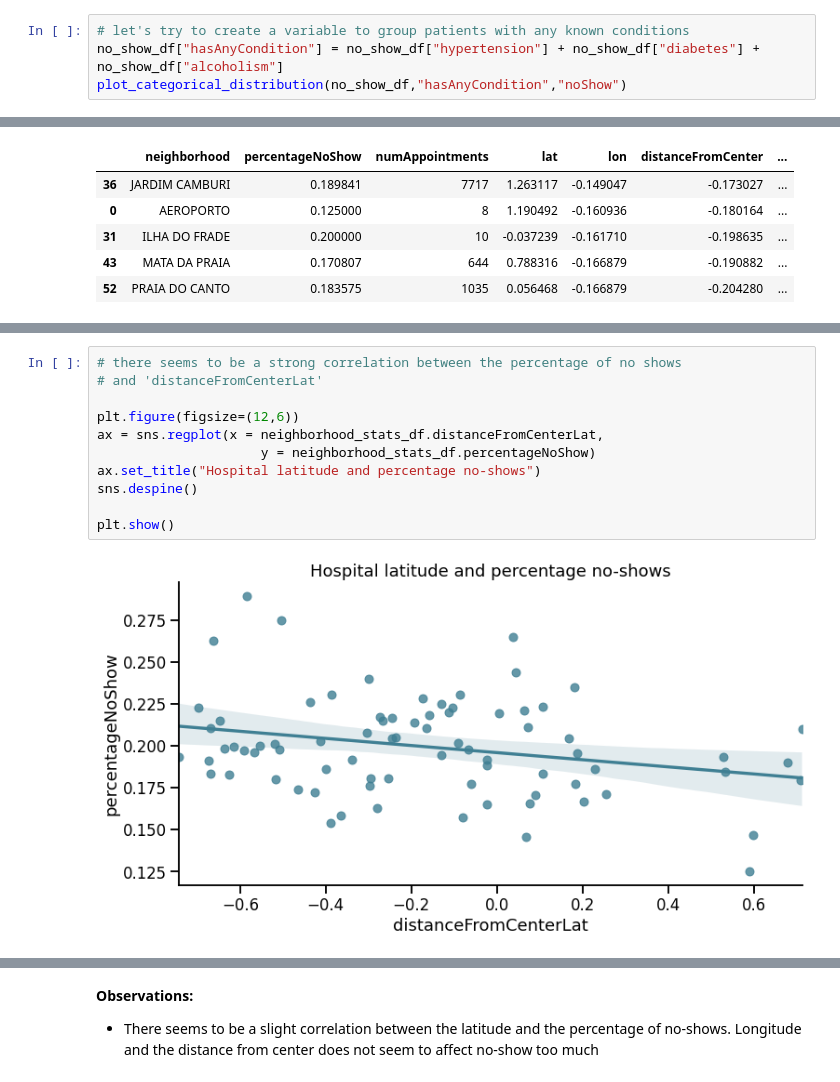
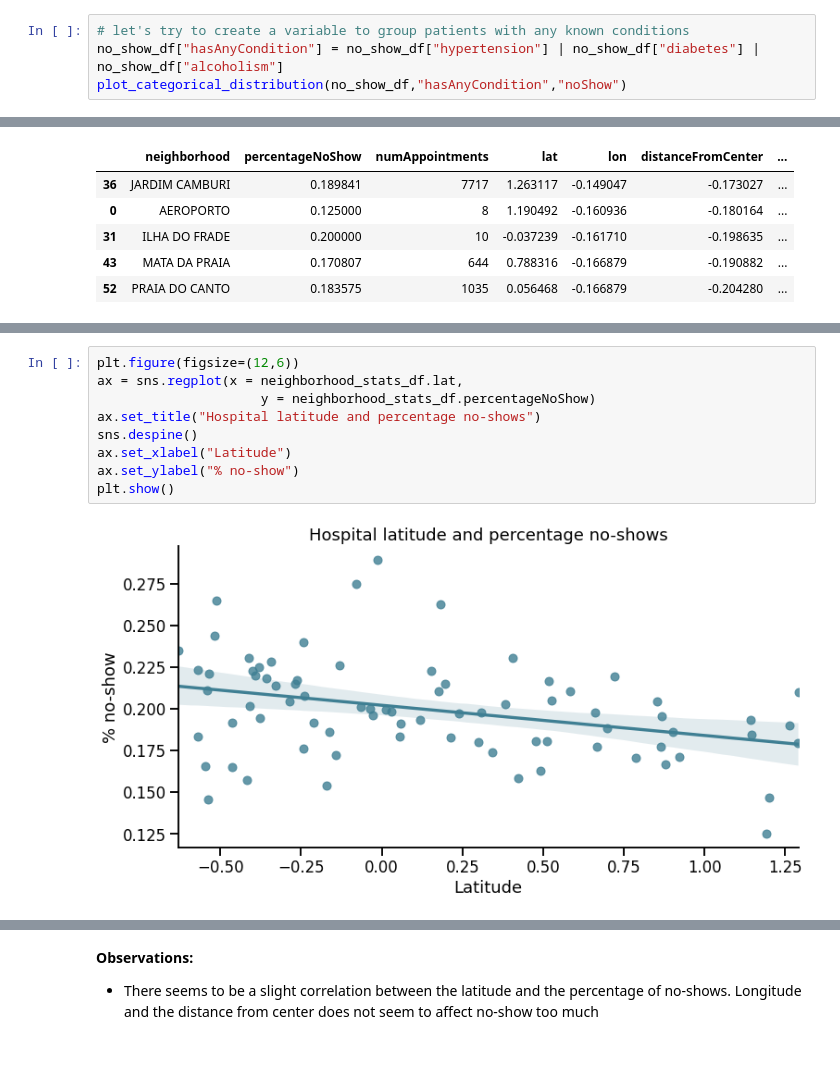
Before and after one commit to arabinelli/Medical-appointments-no-show, a Jupyter notebook: No-show-EDA.ipynb, the cells around one changed output, grey strips where cells are left out. Cells and saved outputs as stored; diff of their text form; blank space fills up the shorter version.

```diff
--- a/No-show-EDA.ipynb
+++ b/No-show-EDA.ipynb
@@ -282,7 +306,7 @@ p-value: 0.0
 - - - - - - - - - - - - - - - - - - - - - - - - - - - - - - - - - - - - - - - - - - - - - - - - - - - - - - - - - - -
 # %%
 # let's try to create a variable to group patients with any known conditions
-no_show_df["hasAnyCondition"] = no_show_df["hypertension"] + no_show_df["diabetes"] + no_show_df["alcoholism"]
+no_show_df["hasAnyCondition"] = no_show_df["hypertension"] | no_show_df["diabetes"] | no_show_df["alcoholism"]
 plot_categorical_distribution(no_show_df,"hasAnyCondition","noShow")
 # %% [output]
 [figure]
@@ -569,15 +594,13 @@ plt.show()
 # %%
-# there seems to be a strong correlation between the percentage of no shows
-# and 'distanceFromCenterLat'
-
 plt.figure(figsize=(12,6))
-ax = sns.regplot(x = neighborhood_stats_df.distanceFromCenterLat,
+ax = sns.regplot(x = neighborhood_stats_df.lat,
                      y = neighborhood_stats_df.percentageNoShow)
 ax.set_title("Hospital latitude and percentage no-shows")
 sns.despine()
-
+ax.set_xlabel("Latitude")
+ax.set_ylabel("% no-show")
 plt.show()
 # %% [output]
-[figure, old version]
+[figure, new version]
 # %%
 plt.figure(figsize=(12,6))
```
Also changed, not shown: parts of 26 cells of this notebook.
